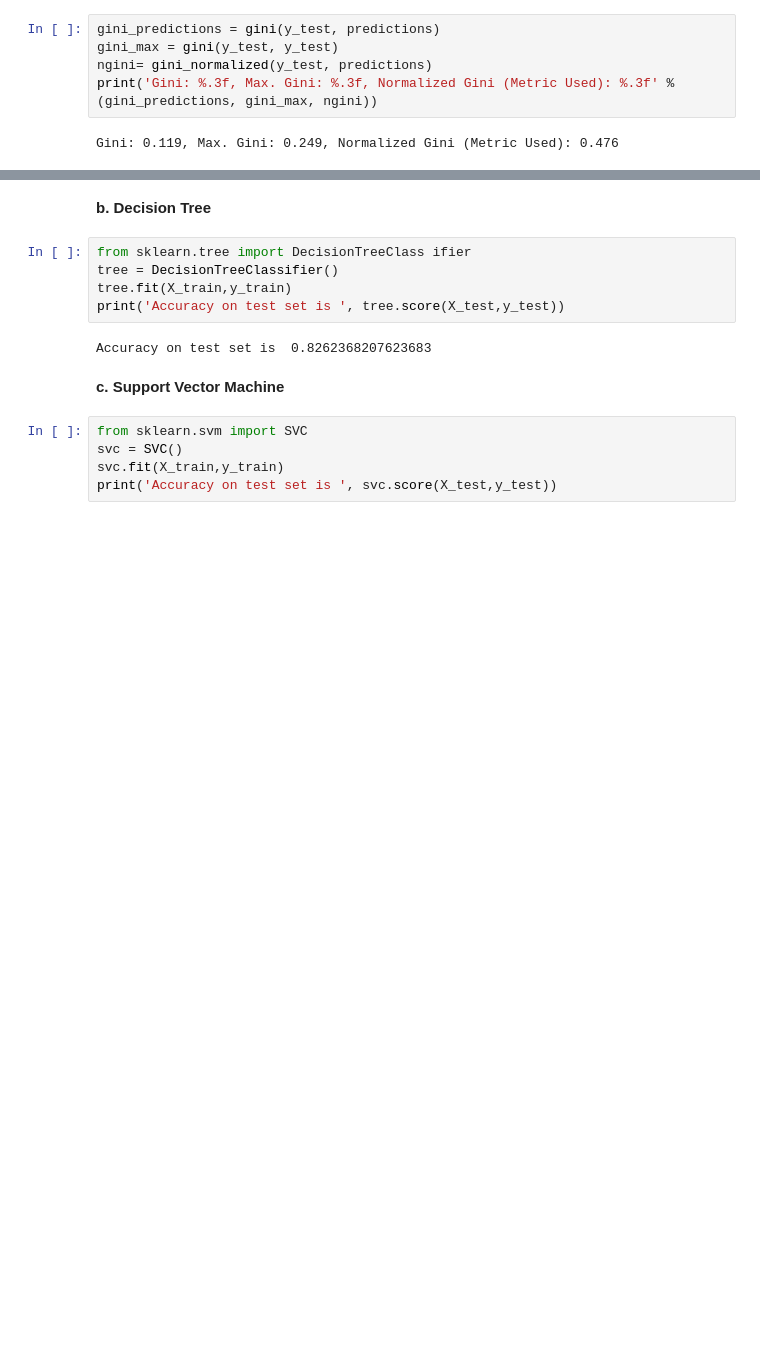
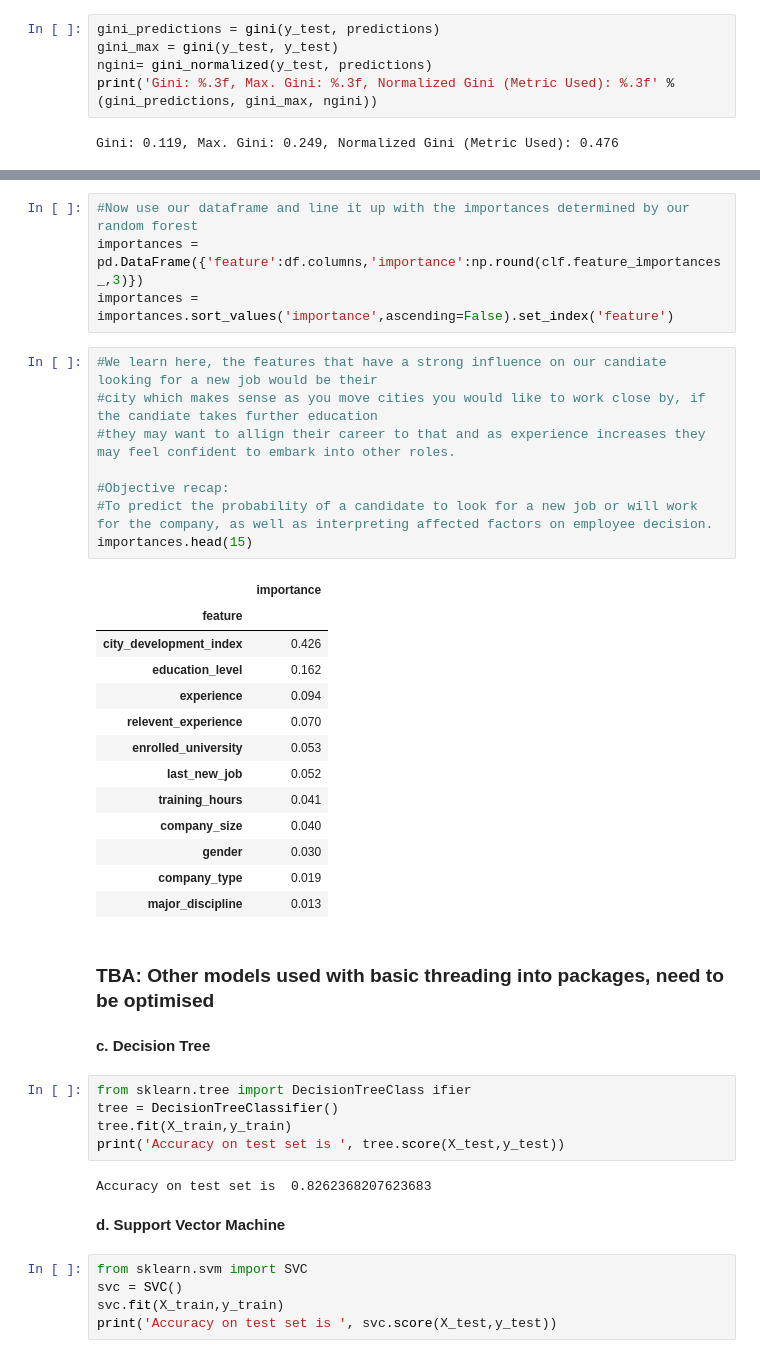
Before and after one commit to elektraneo/Portfolio, a Jupyter notebook: HR_DS_Kaggle_Python.ipynb, the cells around one changed output, grey strips where cells are left out. Cells and saved outputs as stored; diff of their text form; blank space fills up the shorter version.

```diff
--- a/HR_DS_Kaggle_Python.ipynb
+++ b/HR_DS_Kaggle_Python.ipynb
@@ -408,5 +466,33 @@ Gini: 0.119, Max. Gini: 0.249, Normalized Gini (Metric Used): 0.476
+# %%
+#Now use our dataframe and line it up with the importances determined by our random forest
+importances = pd.DataFrame({'feature':df.columns,'importance':np.round(clf.feature_importances_,3)})
+importances = importances.sort_values('importance',ascending=False).set_index('feature')
+# %%
+#We learn here, the features that have a strong influence on our candiate looking for a new job would be their
+#city which makes sense as you move cities you would like to work close by, if the candiate takes further education
+#they may want to allign their career to that and as experience increases they may feel confident to embark into other roles.
+
+#Objective recap:
+#To predict the probability of a candidate to look for a new job or will work for the company, as well as interpreting affected factors on employee decision.
+importances.head(15)
+# %% [output]
+|  | importance |
+| feature |  |
+| city_development_index | 0.426 |
+| education_level | 0.162 |
+| experience | 0.094 |
+| relevent_experience | 0.070 |
+| enrolled_university | 0.053 |
+| last_new_job | 0.052 |
+| training_hours | 0.041 |
+| company_size | 0.040 |
+| gender | 0.030 |
+| company_type | 0.019 |
+| major_discipline | 0.013 |
+# %% [markdown]
+### TBA: Other models used with basic threading into packages, need to be optimised
 # %% [markdown]
-**b. Decision Tree** <br>
+**c. Decision Tree** <br>
 # %%
 from sklearn.tree import DecisionTreeClass ifier
 tree = DecisionTreeClassifier()
@@ -415,7 +501,7 @@ print('Accuracy on test set is ', tree.score(X_test,y_test))
 # %% [output]
 Accuracy on test set is  0.8262368207623683
 # %% [markdown]
-**c. Support Vector Machine** <br>
+**d. Support Vector Machine** <br>
 # %%
 from sklearn.svm import SVC
 svc = SVC()
```
Also changed, not shown: parts of 20 cells of this notebook, 4 other files.
